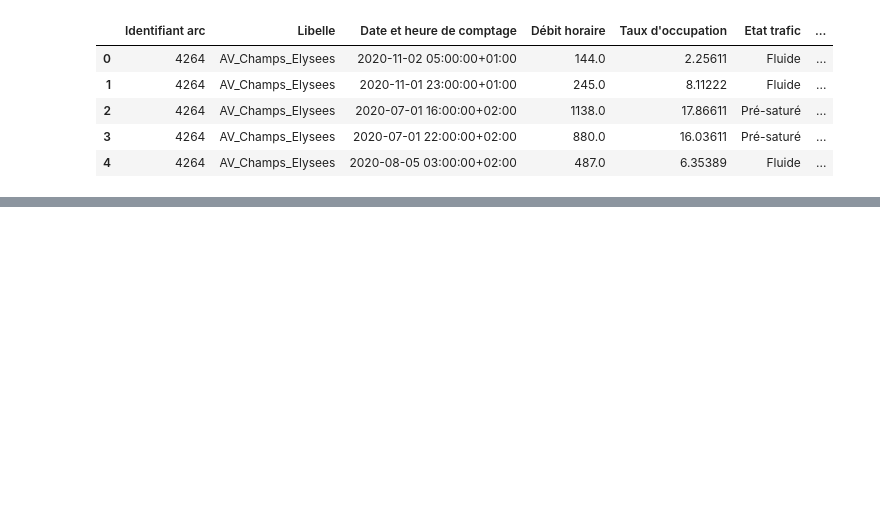
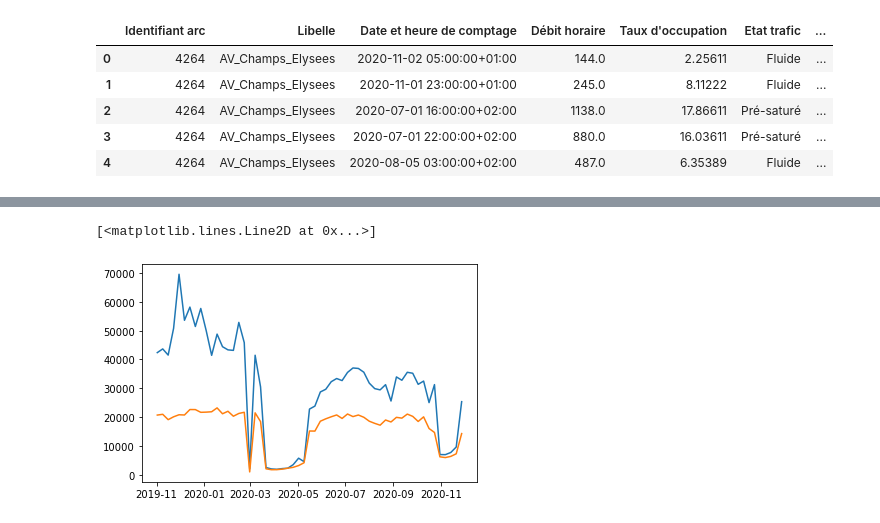
Before and after one commit to Roulini/datathon, a Jupyter notebook: visu.ipynb, the cells around one changed output, grey strips where cells are left out. Drawn from its saved outputs; the diff is of its cells as text; code cells hidden in the pictures; blank space fills up the shorter version.

```diff
--- a/visu.ipynb
+++ b/visu.ipynb
@@ -67,0 +51,10 @@ df_washington.sort_values("Date et heure de comptage",ascending = False)
+# %%
+#evolution for saturdays
+
+df_saturday = df_by_date[[d.weekday()==5 for d in df_by_date["date"]]] #weekday = 5 for saturday
+
+plt.plot(df_saturday["date"],df_saturday["Taux d'occupation"]*100)
+plt.plot(df_saturday["date"],df_saturday["Débit horaire"])
+# %% [output]
+[<matplotlib.lines.Line2D at 0x...>]
+[figure, added]
```
Also changed, not shown: parts of 6 cells of this notebook, 1 other file.
